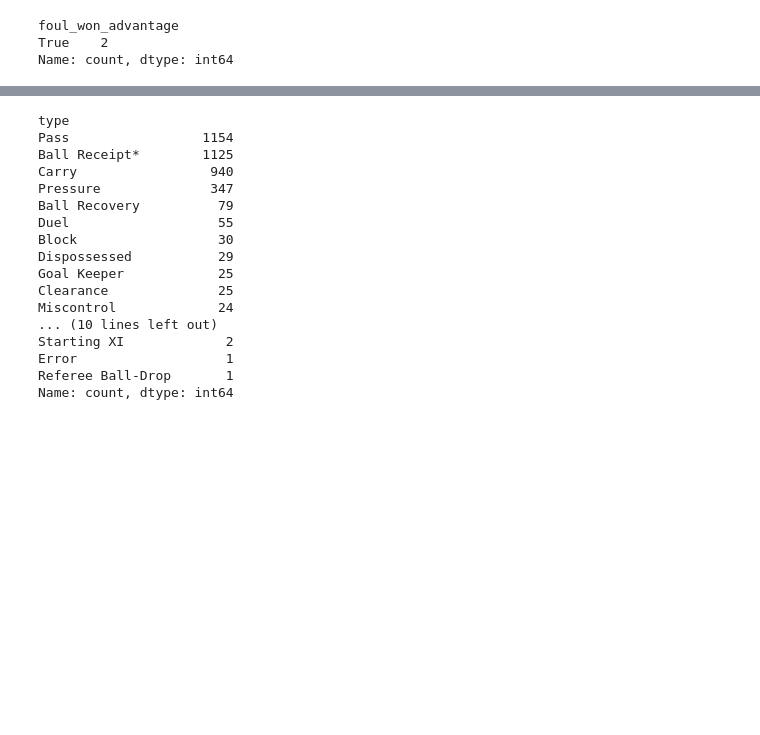
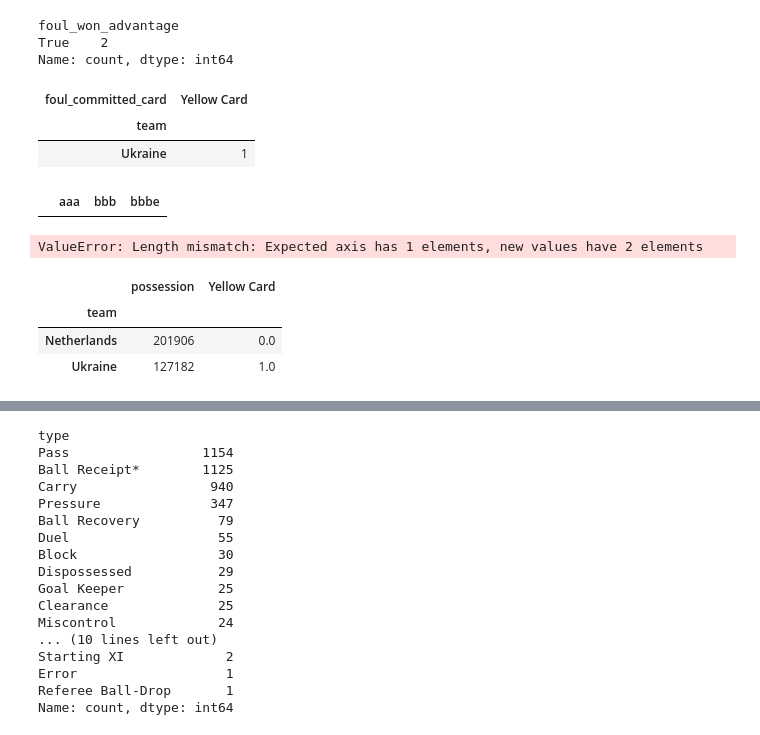
Before and after one commit to Football-Analytics-UCU/Bayern-Munich, a Jupyter notebook: research/ms_general_info_tab_data.ipynb, the cells around one changed output, grey strips where cells are left out. Saved outputs shown, nothing was run; the diff lists cells and outputs as text; code cells hidden in the pictures; blank space fills up the shorter version.

Commit message:
cards generated

```diff
--- a/research/ms_general_info_tab_data.ipynb
+++ b/research/ms_general_info_tab_data.ipynb
@@ -53,3 +54,5 @@ team
 Netherlands    0.613532
 Ukraine        0.386468
 Name: possession, dtype: float64
+# %%
+aaa = data.groupby('team').agg({'possession': "sum"})
@@ -97,3 +113,17 @@ True    2
 Name: count, dtype: int64
 # %%
 data.foul_won_advantage.value_counts()
+# %%
+bbb = data.pivot_table(
+    values=['id'],
+    index=['team'],
+    columns=['foul_committed_card'],
+    aggfunc='count', fill_value=0
+)
+bbb.columns = bbb.columns.droplevel()
+# %%
+bbb
+# %% [output]
+| foul_committed_card | Yellow Card |
+| team |  |
+| Ukraine | 1 |
@@ -99,0 +132,4 @@ data.foul_won_advantage.value_counts()
+# %%
+empty_df
+# %% [output]
+|  | aaa | bbb | bbbe |
@@ -99,0 +138,11 @@ data.foul_won_advantage.value_counts()
+# %%
+bbb.columns = ['Red Card', 'Yellow Card']
+# %% [output]
+ValueError: Length mismatch: Expected axis has 1 elements, new values have 2 elements
+# %%
+pd.concat([aaa, bbb], axis=1).fillna(0)
+# %% [output]
+|  | possession | Yellow Card |
+| team |  |  |
+| Netherlands | 201906 | 0.0 |
+| Ukraine | 127182 | 1.0 |
```
Also changed, not shown: parts of 8 cells of this notebook, 1 other file.
